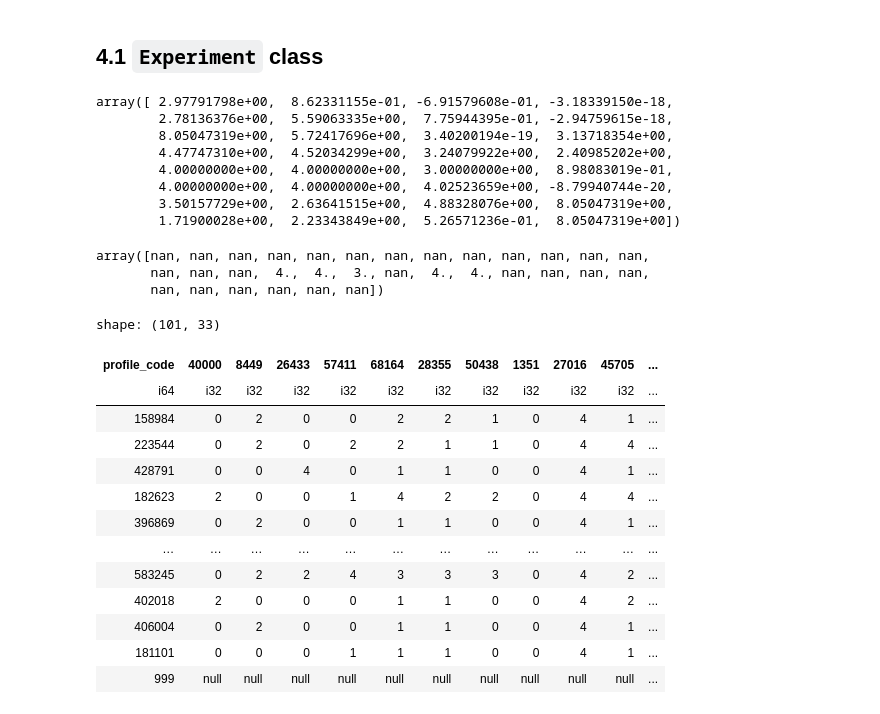
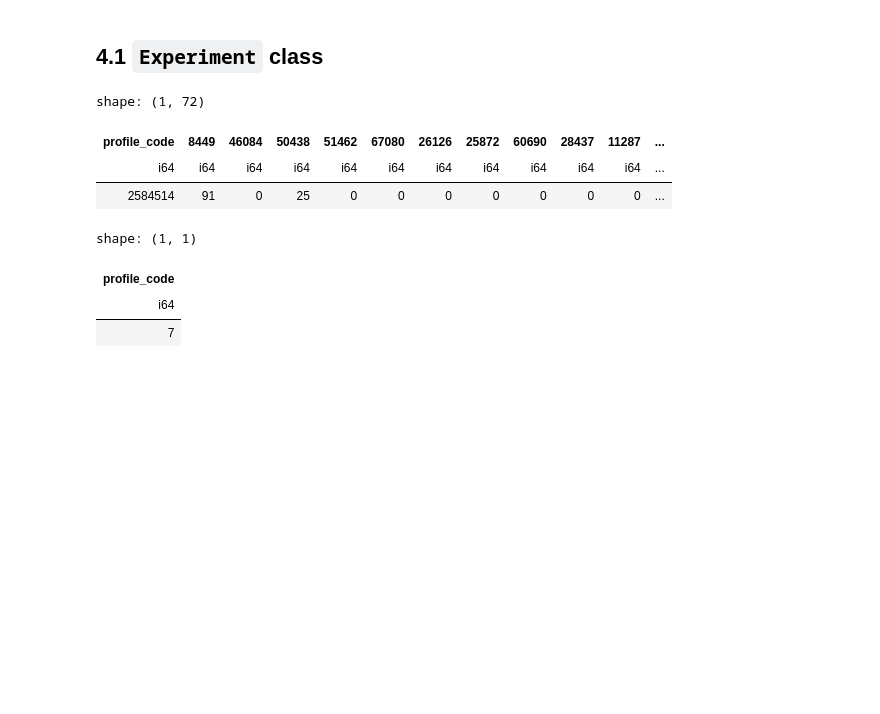
Before and after one commit to Polatucha16/steam_data, a Jupyter notebook: CSMC_experiments.ipynb, the cells around one changed output. Cells and saved outputs as stored; diff of their text form; code cells hidden in the pictures; blank space fills up the shorter version.

Commit message:
traning_data_strategies safepoint

```diff
--- a/CSMC_experiments.ipynb
+++ b/CSMC_experiments.ipynb
@@ -707,41 +711,26 @@ experiment.run()
 # experiment.user_code
 # experiment.games_sample
 # experiment.selected_games
+# experiment.inds_of__sample
+# experiment.inds_to_predict
 # experiment.traning_users
 # experiment.traning_users_data
+# experiment.user_ranks
 # experiment.M_incomplete
-experiment.M_filled[:,-1]
+# experiment.M_filled[:,-1]
+# experiment.predictions_for_user
+# experiment.predicted_ranks[experiment.inds_to_predict]
+experiment.true_user_hisotry
 # %% [output]
-array([ 2.97791798e+00,  8.62331155e-01, -6.91579608e-01, -3.18339150e-18,
-        2.78136376e+00,  5.59063335e+00,  7.75944395e-01, -2.94759615e-18,
-        8.05047319e+00,  5.72417696e+00,  3.40200194e-19,  3.13718354e+00,
-        4.47747310e+00,  4.52034299e+00,  3.24079922e+00,  2.40985202e+00,
-        4.00000000e+00,  4.00000000e+00,  3.00000000e+00,  8.98083019e-01,
-        4.00000000e+00,  4.00000000e+00,  4.02523659e+00, -8.79940744e-20,
-        3.50157729e+00,  2.63641515e+00,  4.88328076e+00,  8.05047319e+00,
-        1.71900028e+00,  2.23343849e+00,  5.26571236e-01,  8.05047319e+00])
+shape: (1, 72)
+| profile_code | 8449 | 46084 | 50438 | 51462 | 67080 | 26126 | 25872 | 60690 | 28437 | 11287 | ... |
+| i64 | i64 | i64 | i64 | i64 | i64 | i64 | i64 | i64 | i64 | i64 | ... |
+| 2584514 | 91 | 0 | 25 | 0 | 0 | 0 | 0 | 0 | 0 | 0 | ... |
-# %%
-experiment.M_incomplete[:,-1]
-# %% [output]
-array([nan, nan, nan, nan, nan, nan, nan, nan, nan, nan, nan, nan, nan,
-       nan, nan, nan,  4.,  4.,  3., nan,  4.,  4., nan, nan, nan, nan,
-       nan, nan, nan, nan, nan, nan])
 # %%
 import polars as pl
-df_concat = pl.concat([experiment.traning_users_data, experiment.user_ranks], how="diagonal")
-df_concat
+pl.from_dict(({"profile_code": [7]}))
 # %% [output]
-shape: (101, 33)
+shape: (1, 1)
-| profile_code | 40000 | 8449 | 26433 | 57411 | 68164 | 28355 | 50438 | 1351 | 27016 | 45705 | ... |
-| i64 | i32 | i32 | i32 | i32 | i32 | i32 | i32 | i32 | i32 | i32 | ... |
-| 158984 | 0 | 2 | 0 | 0 | 2 | 2 | 1 | 0 | 4 | 1 | ... |
-| 223544 | 0 | 2 | 0 | 2 | 2 | 1 | 1 | 0 | 4 | 4 | ... |
-| 428791 | 0 | 0 | 4 | 0 | 1 | 1 | 0 | 0 | 4 | 1 | ... |
-| 182623 | 2 | 0 | 0 | 1 | 4 | 2 | 2 | 0 | 4 | 4 | ... |
-| 396869 | 0 | 2 | 0 | 0 | 1 | 1 | 0 | 0 | 4 | 1 | ... |
-| … | … | … | … | … | … | … | … | … | … | … | ... |
-| 583245 | 0 | 2 | 2 | 4 | 3 | 3 | 3 | 0 | 4 | 2 | ... |
-| 402018 | 2 | 0 | 0 | 0 | 1 | 1 | 0 | 0 | 4 | 2 | ... |
-| 406004 | 0 | 2 | 0 | 0 | 1 | 1 | 0 | 0 | 4 | 1 | ... |
-| 181101 | 0 | 0 | 0 | 1 | 1 | 1 | 0 | 0 | 4 | 1 | ... |
-| 999 | null | null | null | null | null | null | null | null | null | null | ... |
+| profile_code |
+| i64 |
+| 7 |
```
Also changed, not shown: parts of 7 cells of this notebook, 6 other files.
